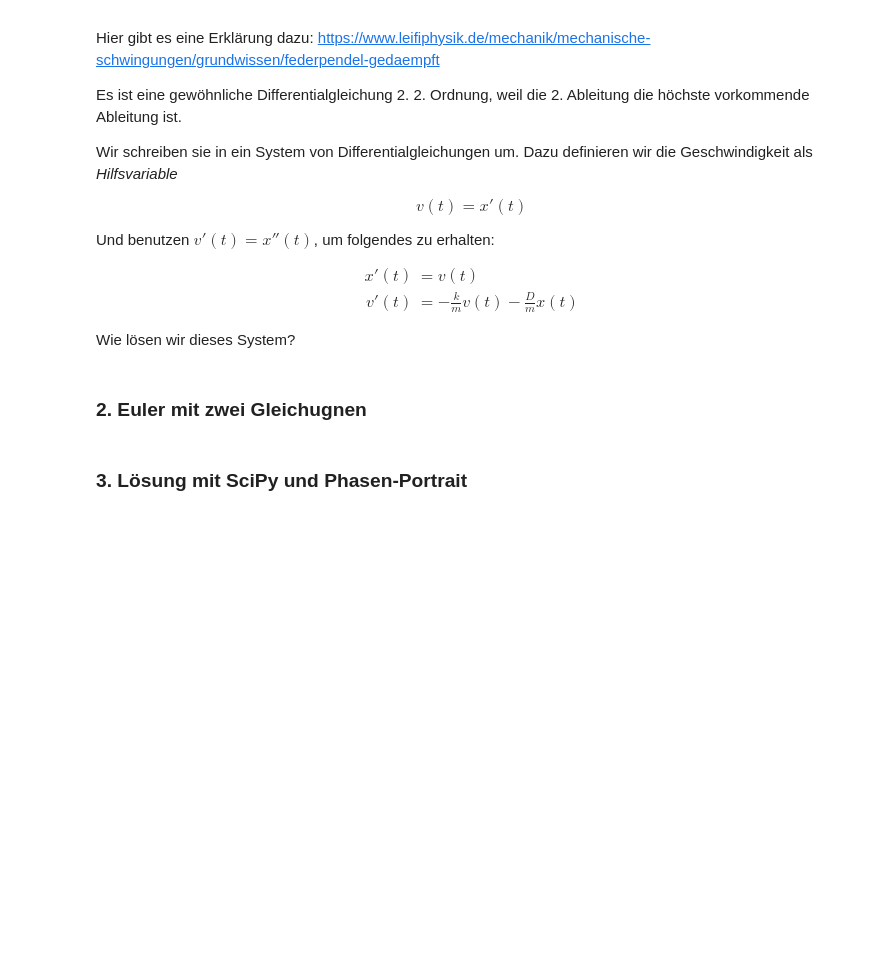
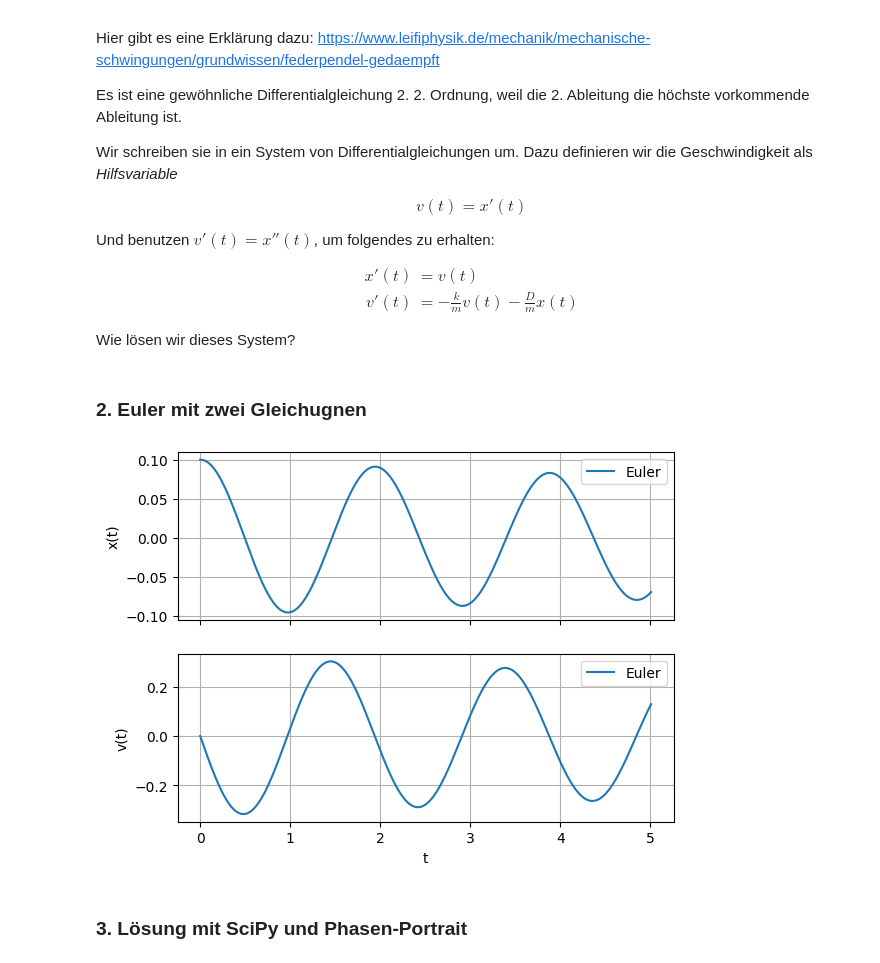
Before and after one commit to visciric/NGDS--Viscio, a Jupyter notebook: 09_DGL/09_Vertiefung.ipynb, the cells around one changed output. Cells and saved outputs as stored; diff of their text form; code cells hidden in the pictures; blank space fills up the shorter version.

```diff
--- a/09_DGL/09_Vertiefung.ipynb
+++ b/09_DGL/09_Vertiefung.ipynb
@@ -59,6 +59,38 @@ def euler(f, y0, t0, tend, h):
         ts.append(t)
         ys.append(y)
     return np.array(ts), np.array(ys)
+# %%
+def f(t, y, k=0.1, D=5.25, m=0.5):
+    x, v = y
+    return np.array(
+        (
+            v,
+            -(k * v + D * x) / m,
+        )
+    )
+
+
+y0 = [0.1, 0]
+t0 = 0
+tend = 5
+h = 0.01
+
+t_euler, y_euler = euler(f, y0, t0, tend, h)
+x_euler, v_euler = y_euler.T
+
+fig, (ax1, ax2) = plt.subplots(2, 1, sharex=True)
+ax1.plot(t_euler, x_euler, label="Euler")
+ax2.plot(t_euler, v_euler, label="Euler")
+ax1.set_ylabel("x(t)")
+ax2.set_ylabel("v(t)")
+ax2.set_xlabel("t")
+ax1.legend()
+ax2.legend()
+ax1.grid()
+ax2.grid()
+plt.show()
+# %% [output]
+[figure, added]
 # %% [markdown]
 ### 3. Lösung mit SciPy und Phasen-Portrait
 # %% [markdown]
```
Also changed, not shown: parts of 9 cells of this notebook, 4 other files.
